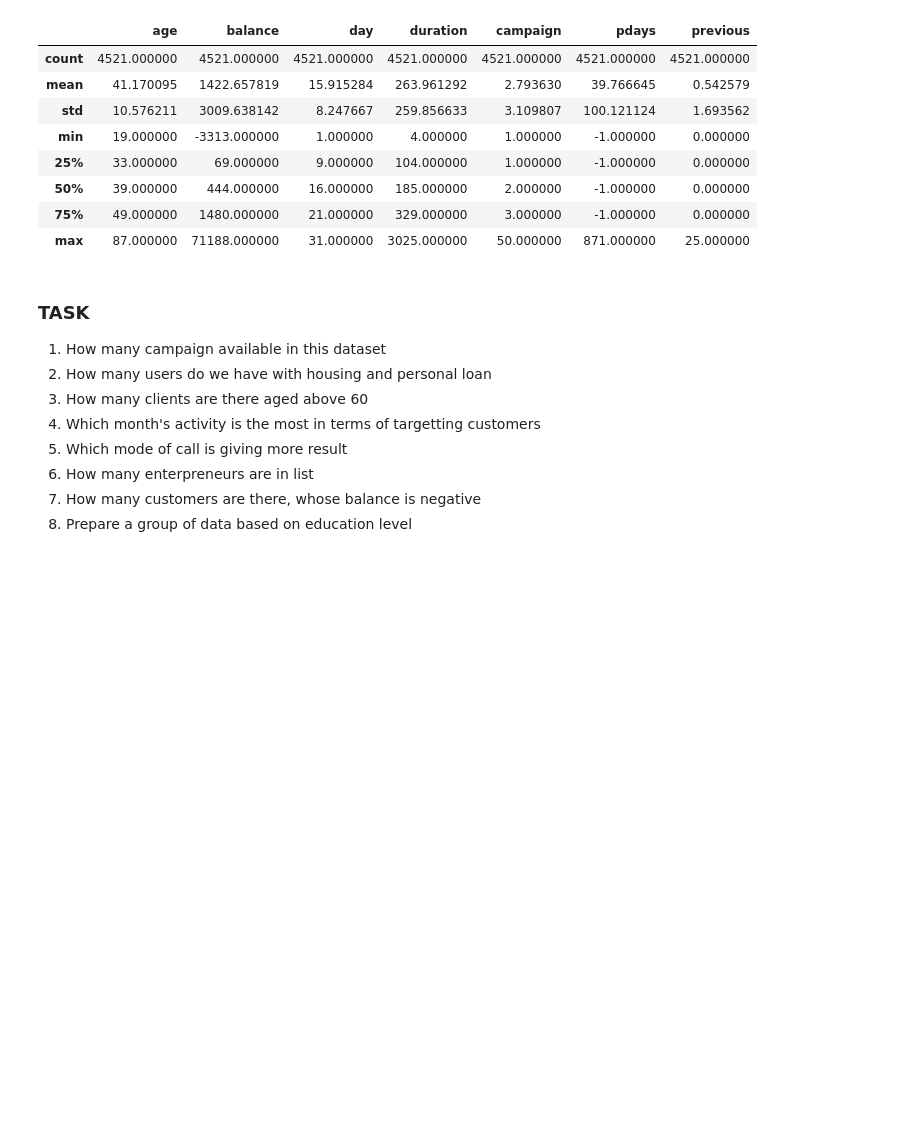
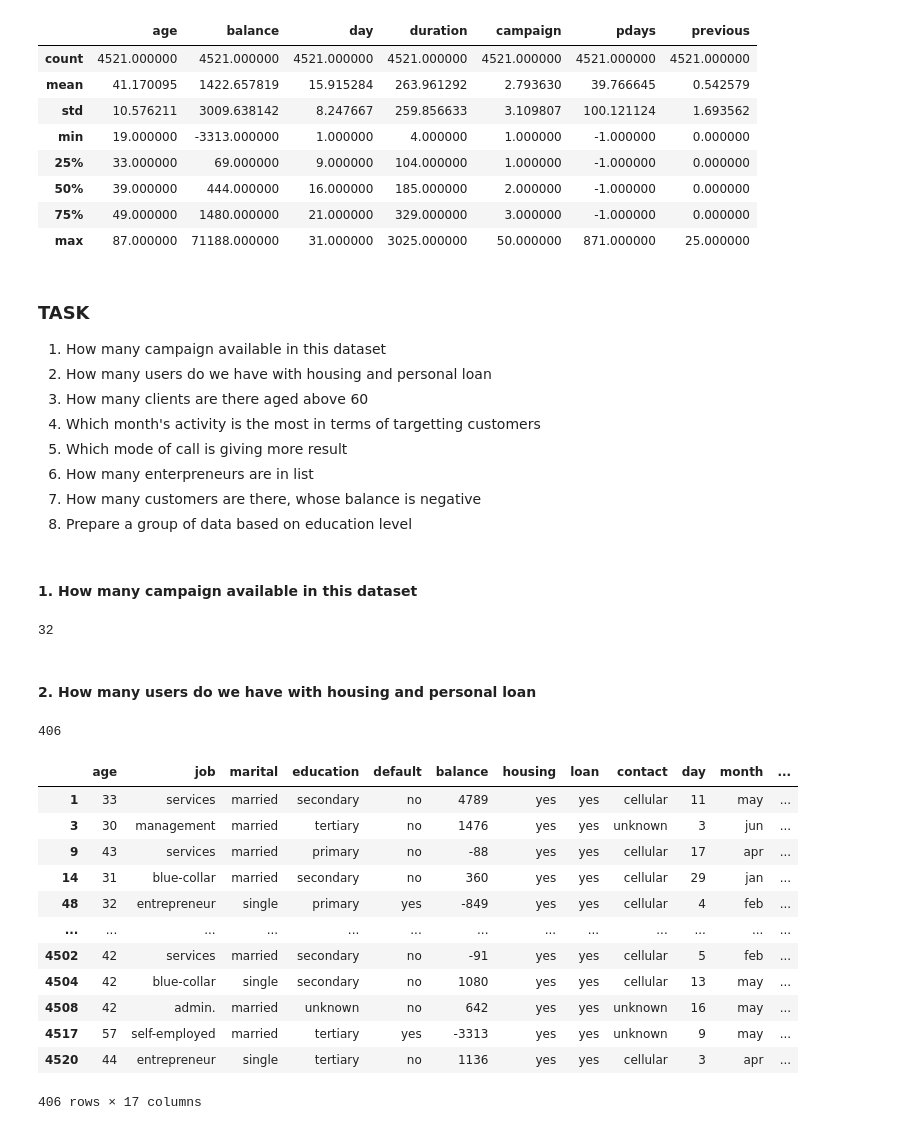
Before and after one commit to aziart/fsds, a Jupyter notebook: 01 - Python and Databases/0305 - Pandas 03.ipynb, the cells around one changed output. Drawn from its saved outputs; the diff is of its cells as text; code cells hidden in the pictures; blank space fills up the shorter version.

Commit message:
task on bank dataset

```diff
--- a/01 - Python and Databases/0305 - Pandas 03.ipynb
+++ b/01 - Python and Databases/0305 - Pandas 03.ipynb
@@ -466,3 +466,30 @@ bank.describe()
 6. How many enterpreneurs are in list
 7. How many customers are there, whose balance is negative
 8. Prepare a group of data based on education level
+# %% [markdown]
+#### 1. How many campaign available in this dataset
+# %%
+bank.loc[:, "campaign"].nunique()
+# %% [output]
+32
+# %% [markdown]
+#### 2. How many users do we have with housing and personal loan
+# %%
+filt = (bank['housing'] == 'yes') & (bank['loan'] == 'yes')
+print(bank[filt].shape[0])
+bank[filt]
+# %% [output]
+406
+|  | age | job | marital | education | default | balance | housing | loan | contact | day | month | ... |
+| 1 | 33 | services | married | secondary | no | 4789 | yes | yes | cellular | 11 | may | ... |
+| 3 | 30 | management | married | tertiary | no | 1476 | yes | yes | unknown | 3 | jun | ... |
+| 9 | 43 | services | married | primary | no | -88 | yes | yes | cellular | 17 | apr | ... |
+| 14 | 31 | blue-collar | married | secondary | no | 360 | yes | yes | cellular | 29 | jan | ... |
+| 48 | 32 | entrepreneur | single | primary | yes | -849 | yes | yes | cellular | 4 | feb | ... |
+| ... | ... | ... | ... | ... | ... | ... | ... | ... | ... | ... | ... | ... |
+| 4502 | 42 | services | married | secondary | no | -91 | yes | yes | cellular | 5 | feb | ... |
+| 4504 | 42 | blue-collar | single | secondary | no | 1080 | yes | yes | cellular | 13 | may | ... |
+| 4508 | 42 | admin. | married | unknown | no | 642 | yes | yes | unknown | 16 | may | ... |
+| 4517 | 57 | self-employed | married | tertiary | yes | -3313 | yes | yes | unknown | 9 | may | ... |
+| 4520 | 44 | entrepreneur | single | tertiary | no | 1136 | yes | yes | cellular | 3 | apr | ... |
+406 rows × 17 columns
```
Also changed, not shown: parts of 14 cells of this notebook.
